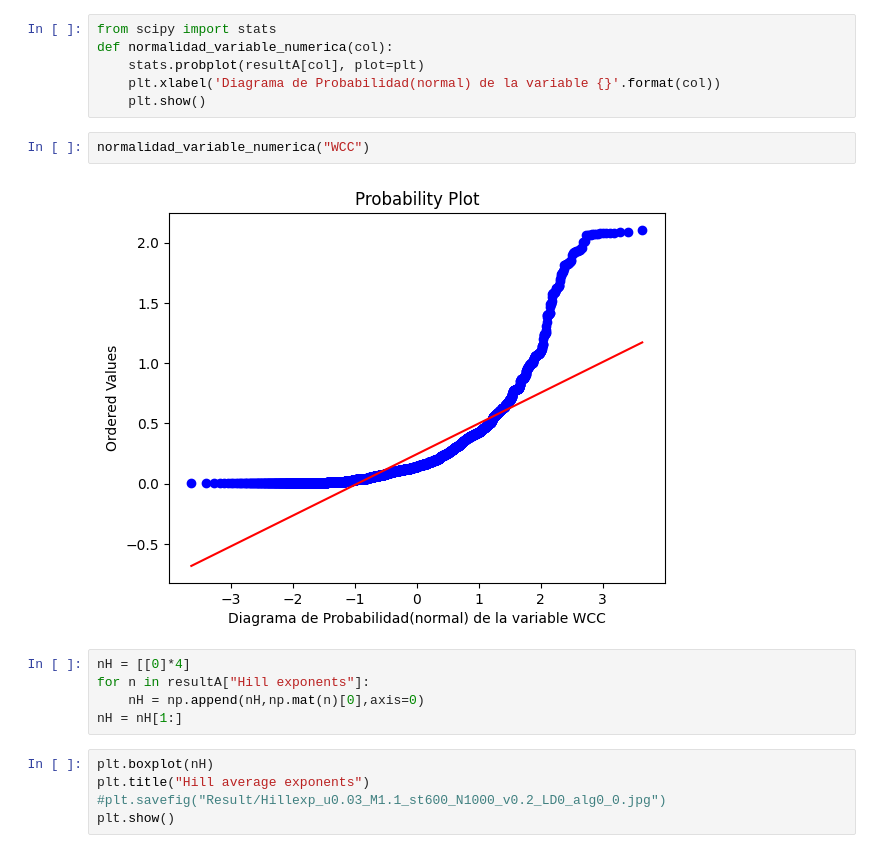
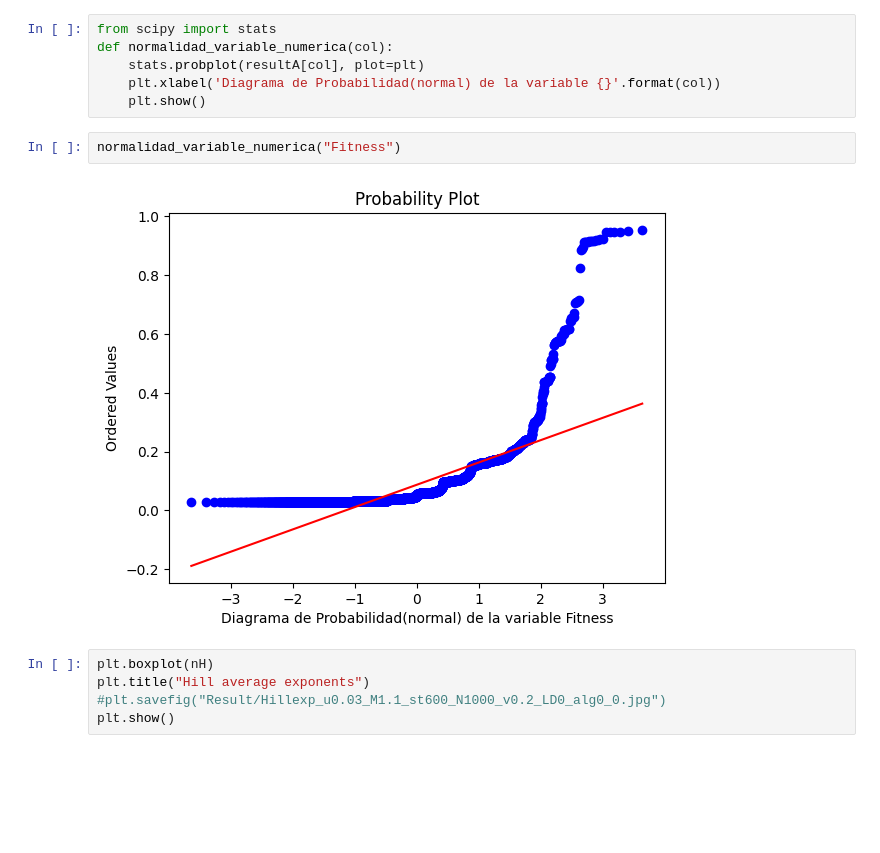
Before and after one commit to SysEvo/Circadian_clock_Neurospora, a Jupyter notebook: Data_analisys.ipynb, the cells around one changed output. Saved outputs shown, nothing was run; the diff lists cells and outputs as text; blank space fills up the shorter version.

Commit message:
Graphics

```diff
--- a/Data_analisys.ipynb
+++ b/Data_analisys.ipynb
@@ -168,14 +188,9 @@ def normalidad_variable_numerica(col):
     plt.xlabel('Diagrama de Probabilidad(normal) de la variable {}'.format(col))
     plt.show()
 # %%
-normalidad_variable_numerica("WCC")
+normalidad_variable_numerica("Fitness")
 # %% [output]
-[figure, old version]
+[figure, new version]
-# %%
-nH = [[0]*4]
-for n in resultA["Hill exponents"]:
-    nH = np.append(nH,np.mat(n)[0],axis=0)
-nH = nH[1:]
 # %%
 plt.boxplot(nH)
 plt.title("Hill average exponents")
```
Also changed, not shown: parts of 22 cells of this notebook.
